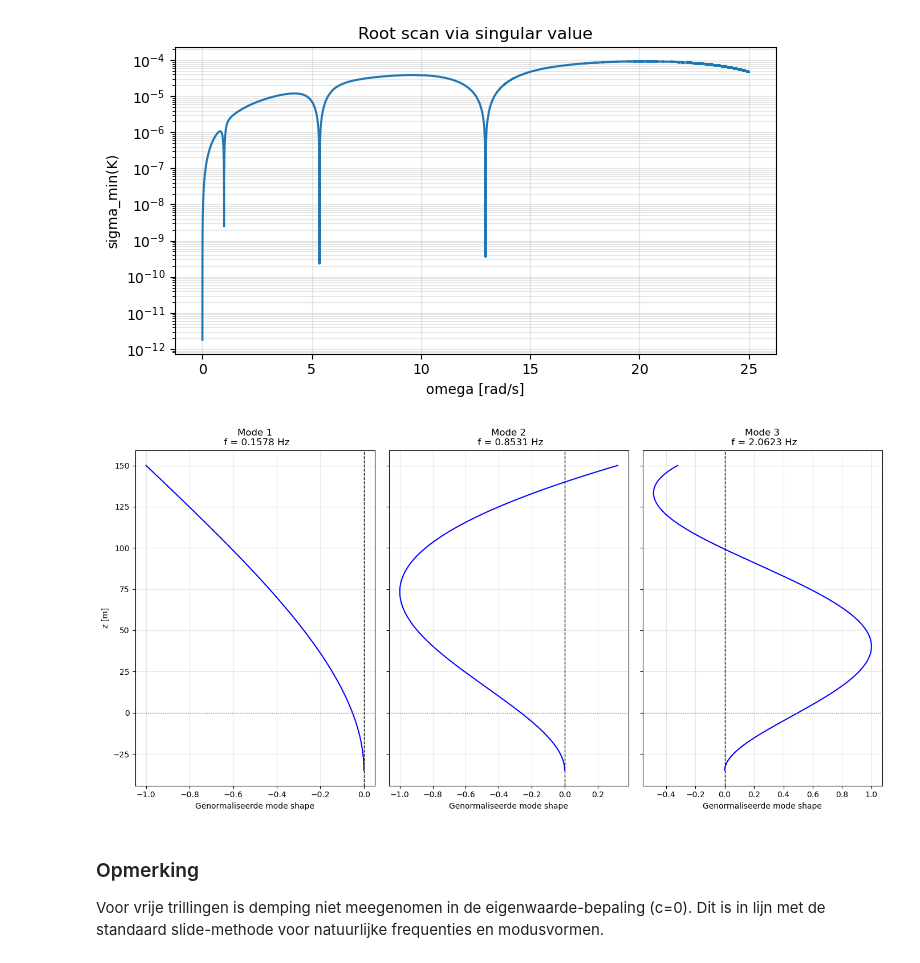
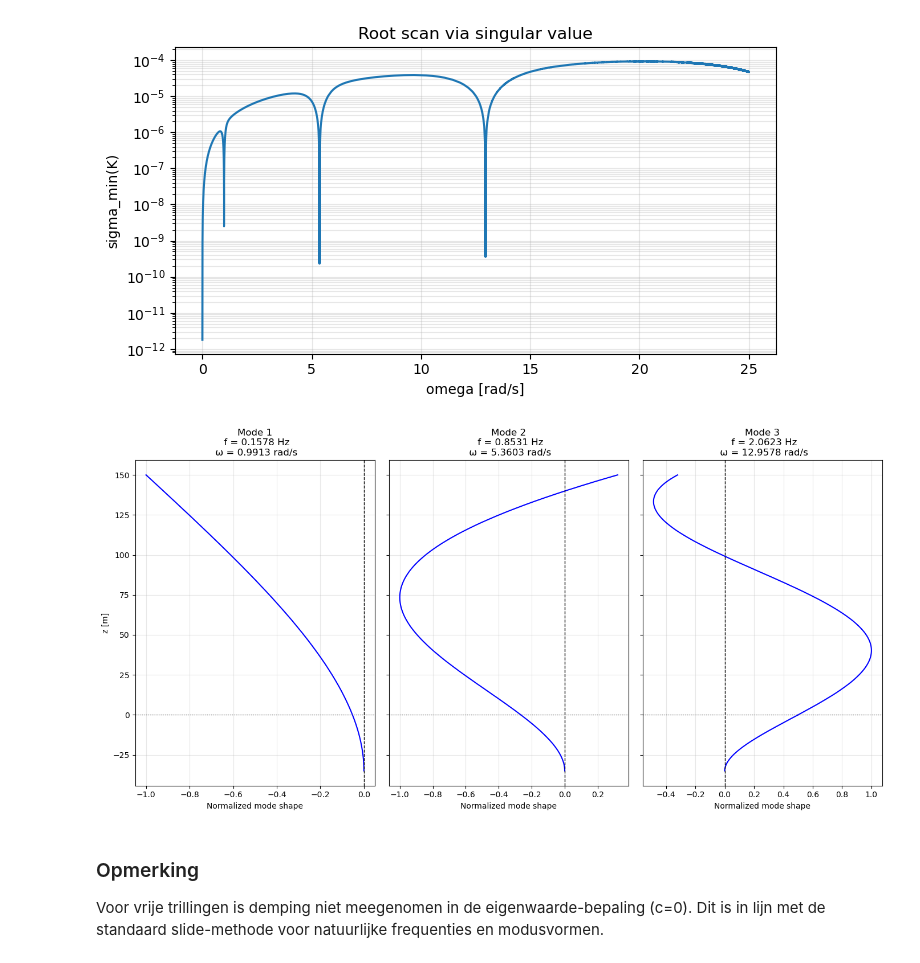
Before and after one commit to JulianEngel1999/FSI_Assignment_2, a Jupyter notebook: Free_Vibration_Correct.ipynb, the cells around one changed output. Saved outputs shown, nothing was run; the diff lists cells and outputs as text; code cells hidden in the pictures.

```diff
--- a/Free_Vibration_Correct.ipynb
+++ b/Free_Vibration_Correct.ipynb
@@ -206,36 +234,36 @@ def mode_constants(om):
     _, _, Vh = np.linalg.svd(Kw)
     cst = Vh.conj().T[:, -1]
     return cst/(np.max(np.abs(cst)) + 1e-16)
 
 z1 = np.linspace(-h_num, 0.0, 300)
 z2 = np.linspace(0.0, H_num, 400)
 
 fig, axes = plt.subplots(1, 3, figsize=(14, 7), sharey=True)
 for i, om in enumerate(omega_n[:3]):
     cst = mode_constants(om)
     A1v,B1v,C1v,D1v,A2v,B2v,C2v,D2v = cst
 
     phi1 = np.real(np.array(W1_fun(z1, om, A1v,B1v,C1v,D1v,A2v,B2v,C2v,D2v), dtype=np.complex128))
     phi2 = np.real(np.array(W2_fun(z2, om, A1v,B1v,C1v,D1v,A2v,B2v,C2v,D2v), dtype=np.complex128))
 
     norm = max(np.max(np.abs(phi1)), np.max(np.abs(phi2))) + 1e-16
     phi1 /= norm
     phi2 /= norm
 
     ax = axes[i]
     ax.plot(phi1, z1, 'b')
     ax.plot(phi2, z2, 'b')
     ax.axvline(0.0, color='k', linestyle='--', linewidth=1)
     ax.axhline(0.0, color='gray', linestyle=':', linewidth=1)
     ax.grid(True, alpha=0.3)
-    ax.set_title(f"Mode {i+1}\n f = {om/(2*np.pi):.4f} Hz")
-    ax.set_xlabel('Genormaliseerde mode shape')
+    ax.set_title(f"Mode {i+1}\n f = {om/(2*np.pi):.4f} Hz\n ω = {om:.4f} rad/s")
+    ax.set_xlabel('Normalized mode shape')
 
 axes[0].set_ylabel('z [m]')
 plt.tight_layout()
 plt.show()
 # %% [output]
-[figure, old version]
+[figure, new version]
 # %% [markdown]
 ### Opmerking
 Voor vrije trillingen is demping niet meegenomen in de eigenwaarde-bepaling (c=0).
```
Also changed, not shown: parts of 7 cells of this notebook.
